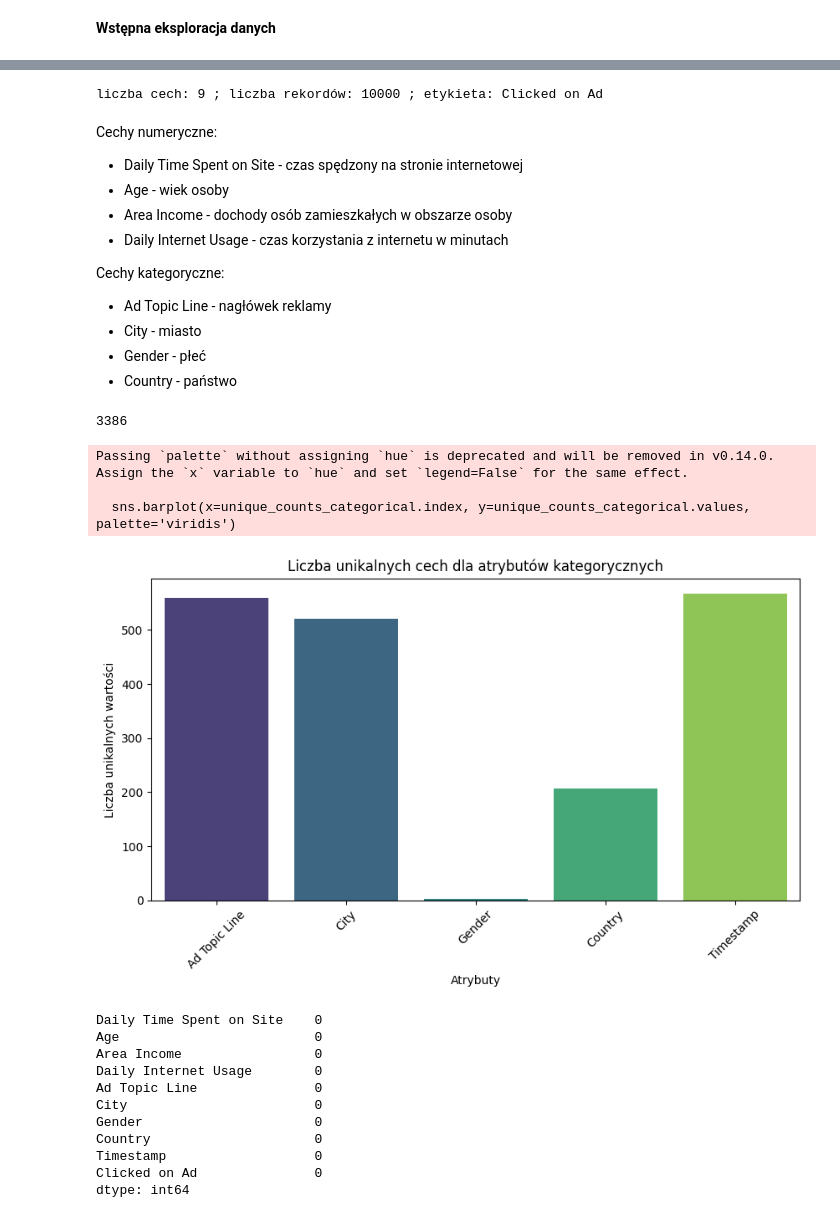
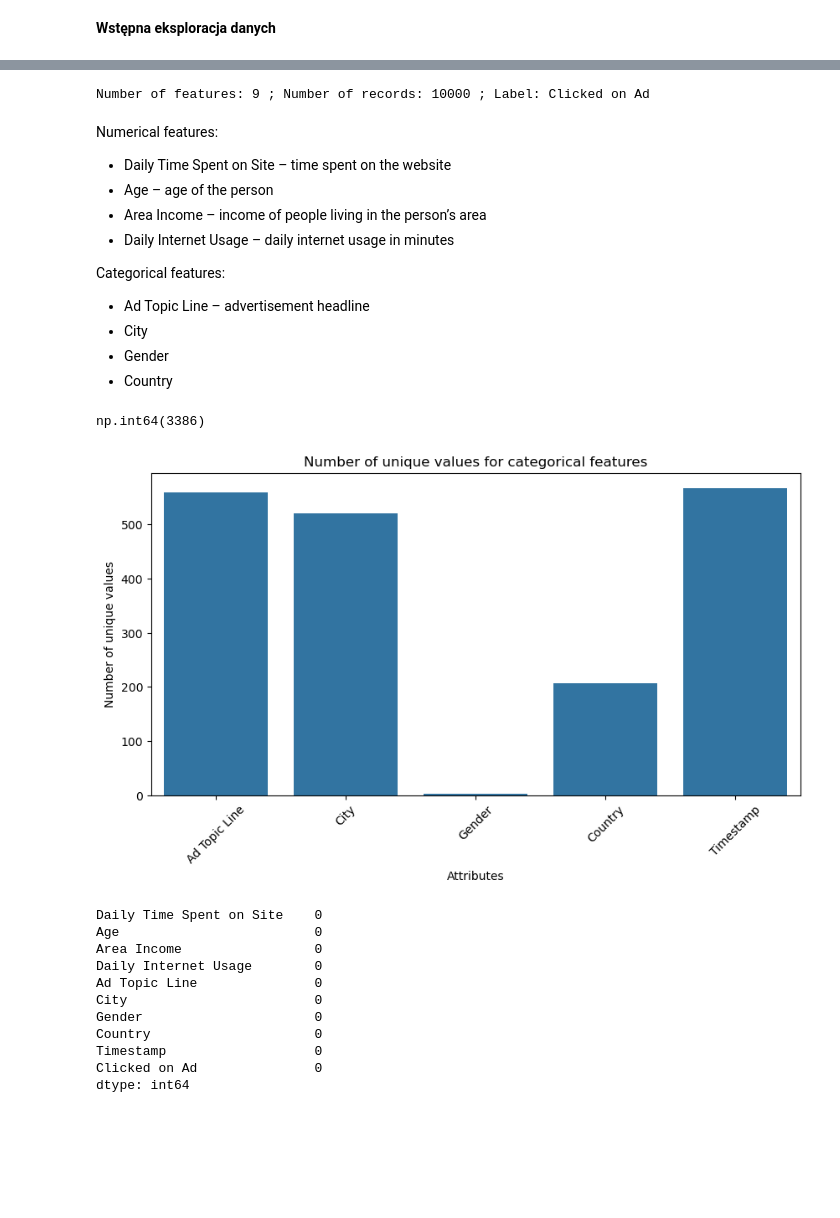
Before and after one commit to Kamicia8/Criteo_CTR, a Jupyter notebook: side_data_analysis.ipynb, the cells around one changed output, grey strips where cells are left out. Cells and saved outputs as stored; diff of their text form; code cells hidden in the pictures; blank space fills up the shorter version.

```diff
--- a/side_data_analysis.ipynb
+++ b/side_data_analysis.ipynb
@@ -4,7 +4,6 @@
 import warnings
 warnings.filterwarnings('ignore', category=UserWarning, message=".*failed to converge.*")
 # %%
-# biblioteki
 import pandas as pd
 import seaborn as sns
 import matplotlib.pyplot as plt
@@ -12,8 +11,8 @@ import numpy as np
 
 np.random.seed(100)
 
-# zbiór danych
-data_CTR = pd.read_csv("ad_10000records.csv", sep=',', nrows= 10000)
+#dataset
+data_CTR = pd.read_csv("small_dataset/ad_10000records.csv", sep=',', nrows= 10000)
 data_CTR.head(10)
 # %% [output]
 |  | Daily Time Spent on Site | Age | Area Income | Daily Internet Usage | Ad Topic Line | City | Gender | ... |
@@ -28,43 +27,40 @@ data_CTR.head(10)
 | 8 | 46.14 | 33.0 | 43974.49 | 196.77 | Customizable tangible hierarchy | Lake Annashire | Male | ... |
 | 9 | 51.65 | 51.0 | 74535.94 | 188.56 | Function-based incremental standa... | Edwardmouth | Female | ... |
 # %%
-# liczba rekordów, cech i ustalenie etykiety
-print('liczba cech: ' + str(len(data_CTR.columns) - 1) + ' ; ' + 'liczba rekordów: ' + str(len(data_CTR)) + ' ; etykieta: Clicked on Ad' )
+#number of records, features, and label definition
+print('Number of features: ' + str(len(data_CTR.columns) - 1) + ' ; ' + 'Number of records: ' + str(len(data_CTR)) + ' ; ' + 'Label: Clicked on Ad')
 # %% [output]
-liczba cech: 9 ; liczba rekordów: 10000 ; etykieta: Clicked on Ad
+Number of features: 9 ; Number of records: 10000 ; Label: Clicked on Ad
-# %% [markdown]
-Cechy numeryczne:
-- Daily Time Spent on Site - czas spędzony na stronie internetowej
-- Age - wiek osoby
-- Area Income - dochody osób zamieszkałych w obszarze osoby
-- Daily Internet Usage - czas korzystania z internetu w minutach
-
-Cechy kategoryczne:
-- Ad Topic Line - nagłówek reklamy
-- City - miasto
-- Gender - płeć
-- Country - państwo
+# %% [markdown]
+Numerical features:
+- Daily Time Spent on Site – time spent on the website
+- Age – age of the person
+- Area Income – income of people living in the person’s area
+- Daily Internet Usage – daily internet usage in minutes
+
+Categorical features:
+- Ad Topic Line – advertisement headline
+- City
+- Gender
+- Country
 # %%
-# liczba unikalnych wartości
+#number of unique values
 data_CTR.nunique()
 
 data_CTR.nunique().sum()
 # %% [output]
-3386
+np.int64(3386)
 # %%
-# wizualizacja wysokiej kardynalności cech
+#visualization of high cardinality feature
 unique_counts_categorical = data_CTR.select_dtypes('object').nunique()
 
 plt.figure(figsize=(10, 5))
-sns.barplot(x=unique_counts_categorical.index, y=unique_counts_categorical.values, palette='viridis')
+sns.barplot(x=unique_counts_categorical.index, y=unique_counts_categorical.values)
 plt.xticks(rotation=45)
-plt.xlabel('Atrybuty')
-plt.ylabel('Liczba unikalnych wartości')
-plt.title('Liczba unikalnych cech dla atrybutów kategorycznych')
+plt.xlabel('Attributes')
+plt.ylabel('Number of unique values')
+plt.title('Number of unique values for categorical features')
 plt.show()
 # %% [output]
-Passing `palette` without assigning `hue` is deprecated and will be removed in v0.14.0. Assign the `x` variable to `hue` and set `legend=False` for the same effect.
-
-  sns.barplot(x=unique_counts_categorical.index, y=unique_counts_categorical.values, palette='viridis')
-[figure, old version]
+[figure, new version]
 # %%
```
Also changed, not shown: parts of 9 cells of this notebook, 1 other file.
